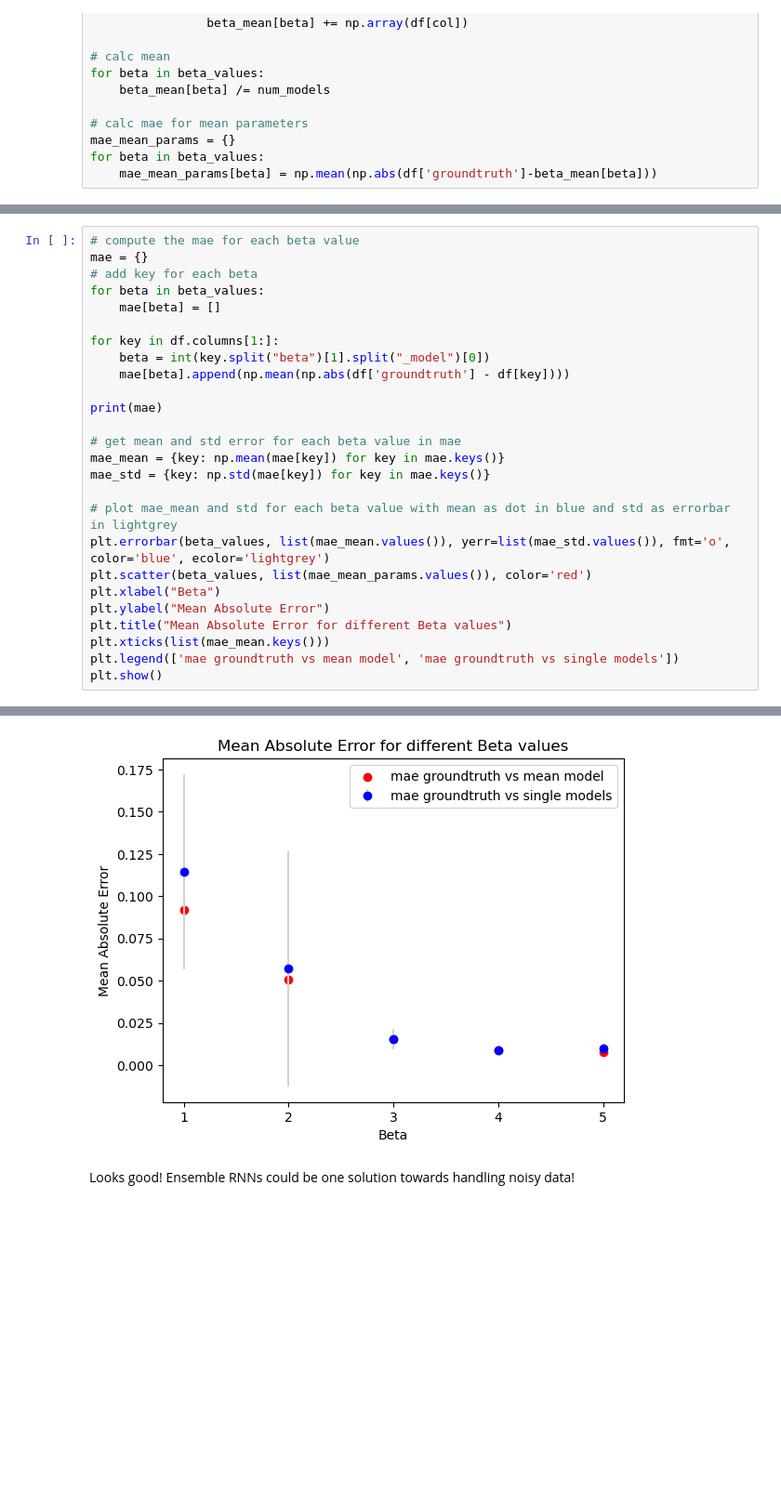
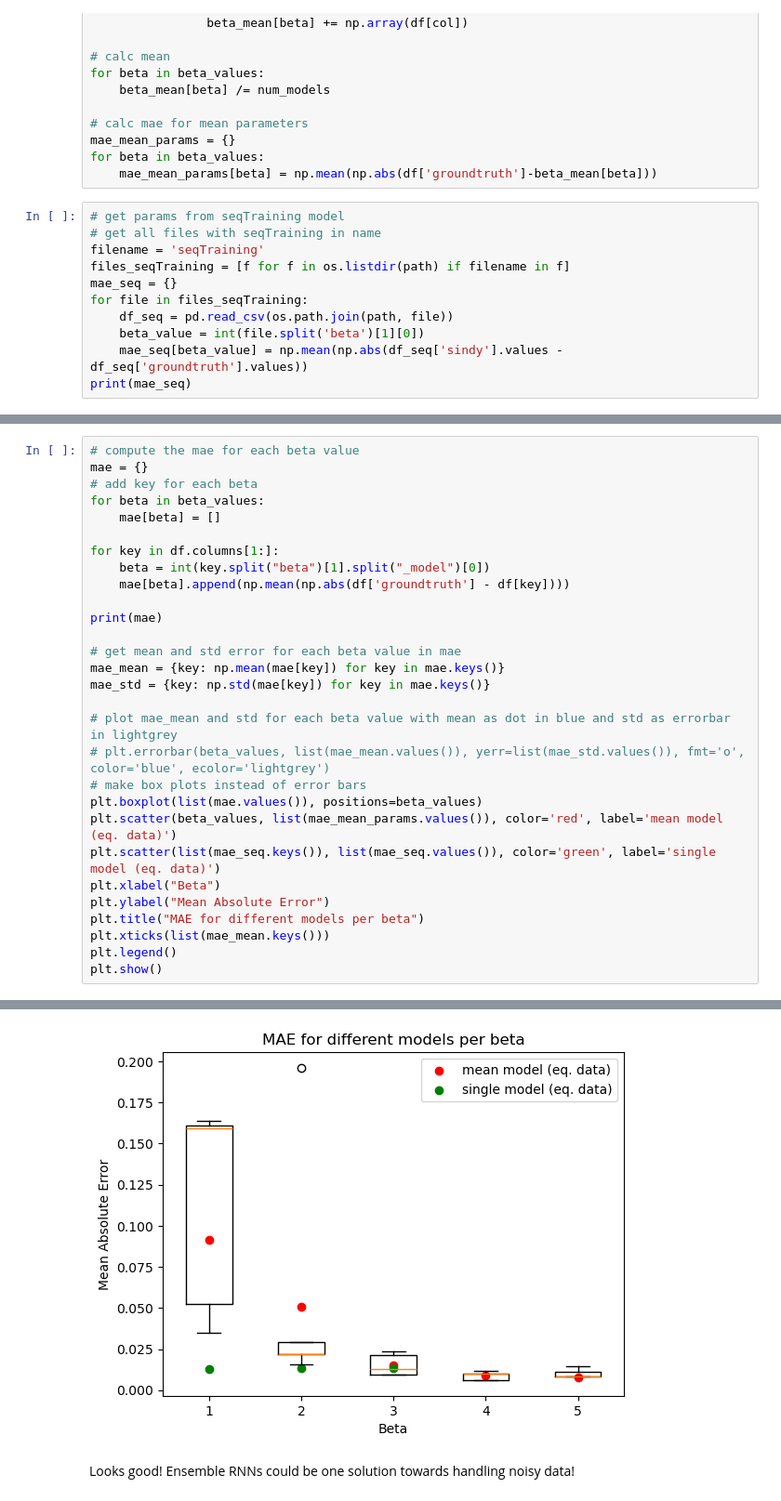
Before and after one commit to whyhardt/closedloop_rl, a Jupyter notebook: analysis_param_recovery.ipynb, the cells around one changed output, grey strips where cells are left out. Shown: that part at 93% size. Cells and saved outputs as stored; diff of their text form; blank space fills up the shorter version.

```diff
--- a/analysis_param_recovery.ipynb
+++ b/analysis_param_recovery.ipynb
@@ -150,3 +150,14 @@ for beta in beta_values:
 mae_mean_params = {}
 for beta in beta_values:
     mae_mean_params[beta] = np.mean(np.abs(df['groundtruth']-beta_mean[beta]))
+# %%
+# get params from seqTraining model
+# get all files with seqTraining in name
+filename = 'seqTraining'
+files_seqTraining = [f for f in os.listdir(path) if filename in f]
+mae_seq = {}
+for file in files_seqTraining:
+    df_seq = pd.read_csv(os.path.join(path, file))
+    beta_value = int(file.split('beta')[1][0])
+    mae_seq[beta_value] = np.mean(np.abs(df_seq['sindy'].values - df_seq['groundtruth'].values))
+print(mae_seq)
@@ -153,31 +166,34 @@ for beta in beta_values:
 # %%
 # compute the mae for each beta value
 mae = {}
 # add key for each beta
 for beta in beta_values:
     mae[beta] = []
 
 for key in df.columns[1:]:
     beta = int(key.split("beta")[1].split("_model")[0])
     mae[beta].append(np.mean(np.abs(df['groundtruth'] - df[key])))
 
 print(mae)
 
 # get mean and std error for each beta value in mae
 mae_mean = {key: np.mean(mae[key]) for key in mae.keys()}
 mae_std = {key: np.std(mae[key]) for key in mae.keys()}
 
 # plot mae_mean and std for each beta value with mean as dot in blue and std as errorbar in lightgrey
-plt.errorbar(beta_values, list(mae_mean.values()), yerr=list(mae_std.values()), fmt='o', color='blue', ecolor='lightgrey')
-plt.scatter(beta_values, list(mae_mean_params.values()), color='red')
+# plt.errorbar(beta_values, list(mae_mean.values()), yerr=list(mae_std.values()), fmt='o', color='blue', ecolor='lightgrey')
+# make box plots instead of error bars
+plt.boxplot(list(mae.values()), positions=beta_values)
+plt.scatter(beta_values, list(mae_mean_params.values()), color='red', label='mean model (eq. data)')
+plt.scatter(list(mae_seq.keys()), list(mae_seq.values()), color='green', label='single model (eq. data)')
 plt.xlabel("Beta")
 plt.ylabel("Mean Absolute Error")
-plt.title("Mean Absolute Error for different Beta values")
+plt.title("MAE for different models per beta")
 plt.xticks(list(mae_mean.keys()))
-plt.legend(['mae groundtruth vs mean model', 'mae groundtruth vs single models'])
+plt.legend()
 plt.show()
 # %% [output]
 {1: [0.164125, 0.035125, 0.16112500000000002, 0.15912500000000002, 0.052625], 2: [0.015624999999999995, 0.022125, 0.022125, 0.19612500000000002, 0.029125], 3: [0.021124999999999998, 0.0096250000000000 ...
-[figure, old version]
+[figure, new version]
 # %% [markdown]
 Looks good! Ensemble RNNs could be one solution towards handling noisy data!
```
Also changed, not shown: parts of 1 cell of this notebook, 19 other files.
